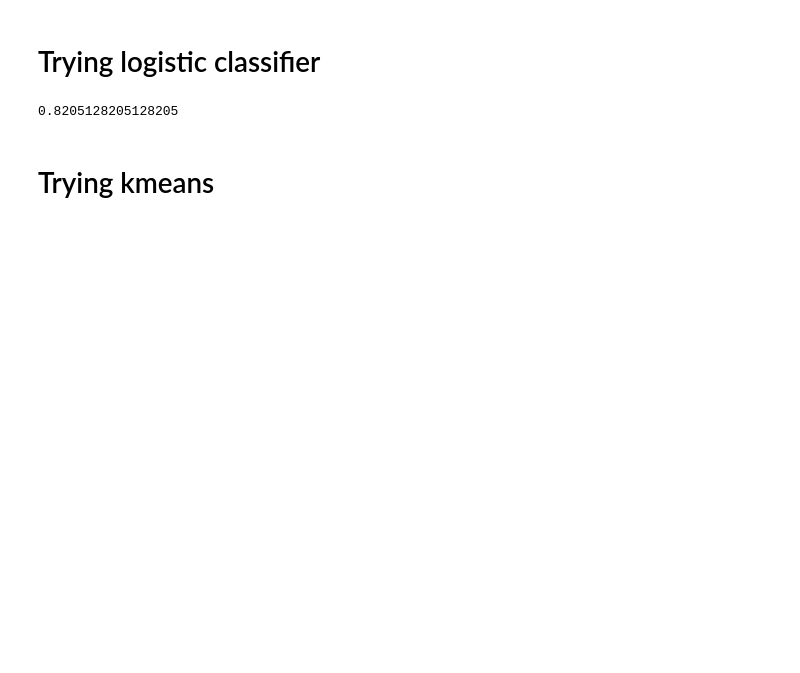
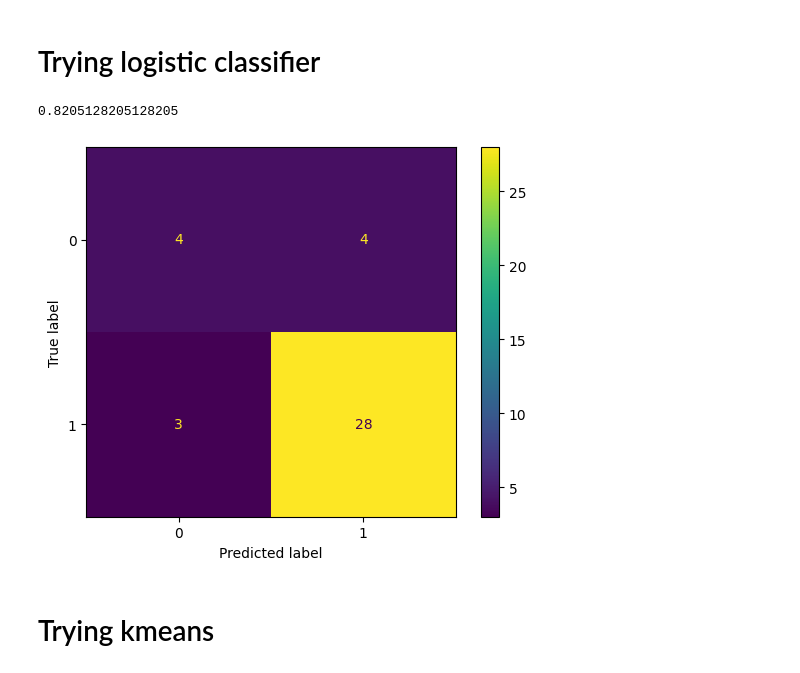
Before and after one commit to ManavDaggula/Parkinsons-Detection-Mini-Project, a Jupyter notebook: Parkinson's_Disease_Detection.ipynb, the cells around one changed output. Cells and saved outputs as stored; diff of their text form; code cells hidden in the pictures; blank space fills up the shorter version.

```diff
--- a/Parkinson's_Disease_Detection.ipynb
+++ b/Parkinson's_Disease_Detection.ipynb
@@ -267,6 +167,12 @@ test_data_accuracy = accuracy_score(Y_test, X_test_prediction)
 print (test_data_accuracy)
 # %% [output]
 0.8205128205128205
+# %%
+cm= confusion_matrix(Y_test, X_test_prediction)
+ConfusionMatrixDisplay.from_estimator(parkinsons_sys, X_test, Y_test)
+plt.show()
+# %% [output]
+[figure, added]
 # %% [markdown]
 # Trying kmeans
 # %%
```
Also changed, not shown: parts of 31 cells of this notebook.
